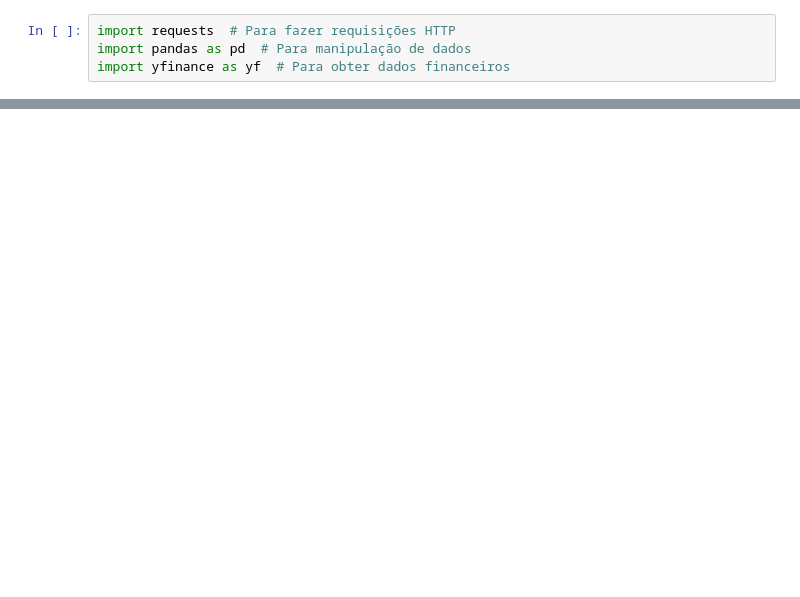
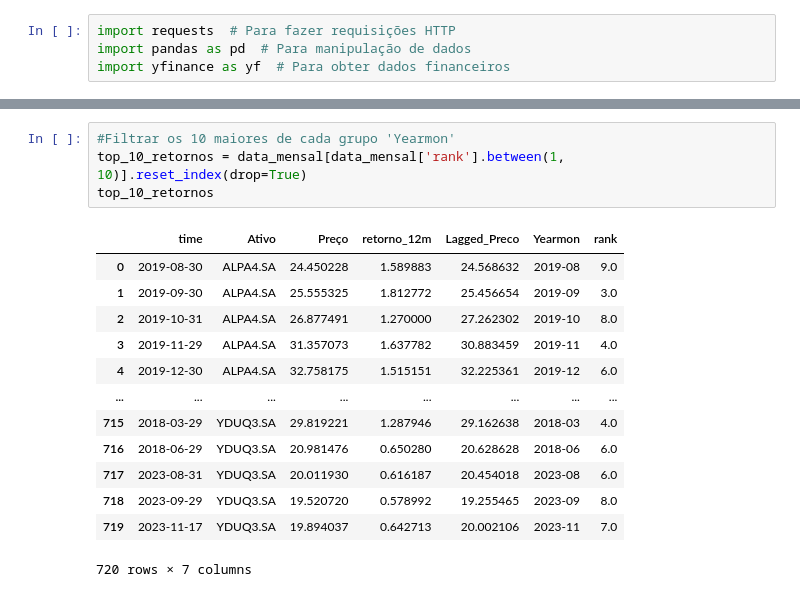
Before and after one commit to fjportella/factoryInvesting, a Jupyter notebook: aula.ipynb, the cells around one changed output, grey strips where cells are left out. Saved outputs shown, nothing was run; the diff lists cells and outputs as text; blank space fills up the shorter version.

```diff
--- a/aula.ipynb
+++ b/aula.ipynb
@@ -137,0 +141,18 @@ data_mensal
+# %%
+#Filtrar os 10 maiores de cada grupo 'Yearmon'
+top_10_retornos = data_mensal[data_mensal['rank'].between(1, 10)].reset_index(drop=True)
+top_10_retornos
+# %% [output]
+|  | time | Ativo | Preço | retorno_12m | Lagged_Preco | Yearmon | rank |
+| 0 | 2019-08-30 | ALPA4.SA | 24.450228 | 1.589883 | 24.568632 | 2019-08 | 9.0 |
+| 1 | 2019-09-30 | ALPA4.SA | 25.555325 | 1.812772 | 25.456654 | 2019-09 | 3.0 |
+| 2 | 2019-10-31 | ALPA4.SA | 26.877491 | 1.270000 | 27.262302 | 2019-10 | 8.0 |
+| 3 | 2019-11-29 | ALPA4.SA | 31.357073 | 1.637782 | 30.883459 | 2019-11 | 4.0 |
+| 4 | 2019-12-30 | ALPA4.SA | 32.758175 | 1.515151 | 32.225361 | 2019-12 | 6.0 |
+| ... | ... | ... | ... | ... | ... | ... | ... |
+| 715 | 2018-03-29 | YDUQ3.SA | 29.819221 | 1.287946 | 29.162638 | 2018-03 | 4.0 |
+| 716 | 2018-06-29 | YDUQ3.SA | 20.981476 | 0.650280 | 20.628628 | 2018-06 | 6.0 |
+| 717 | 2023-08-31 | YDUQ3.SA | 20.011930 | 0.616187 | 20.454018 | 2023-08 | 6.0 |
+| 718 | 2023-09-29 | YDUQ3.SA | 19.520720 | 0.578992 | 19.255465 | 2023-09 | 8.0 |
+| 719 | 2023-11-17 | YDUQ3.SA | 19.894037 | 0.642713 | 20.002106 | 2023-11 | 7.0 |
+720 rows × 7 columns
```
Also changed, not shown: parts of 13 cells of this notebook.
